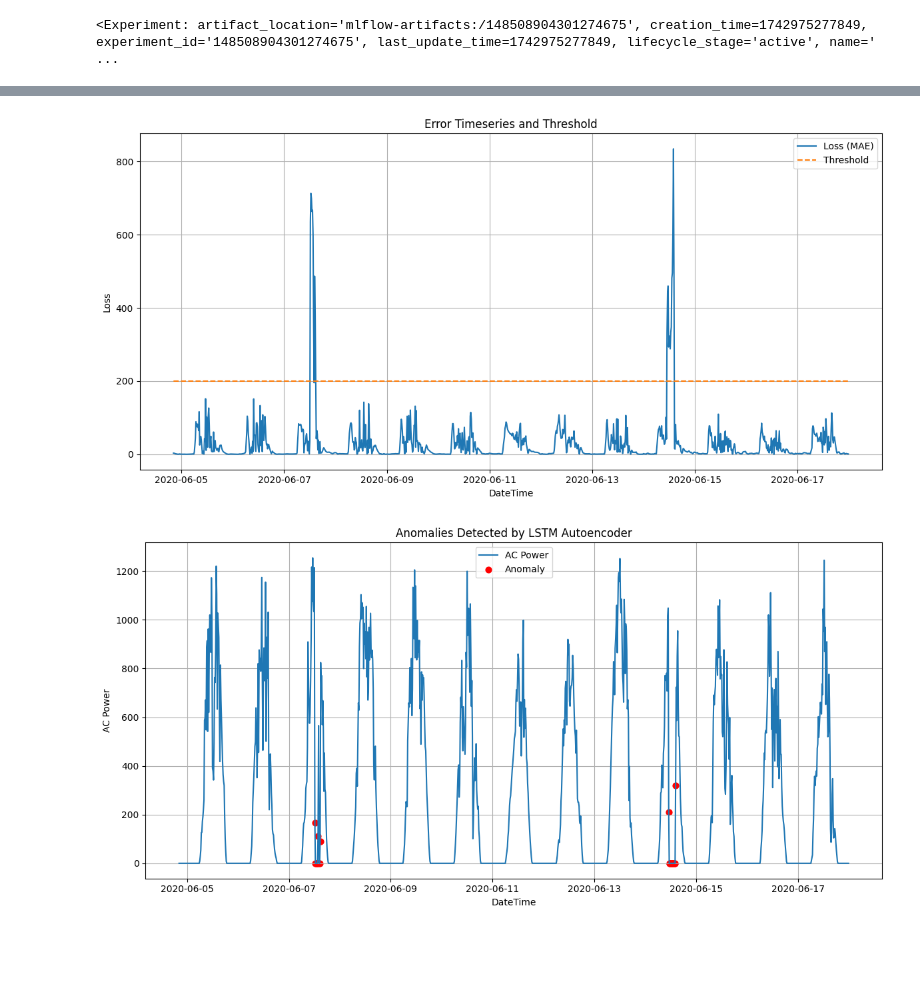
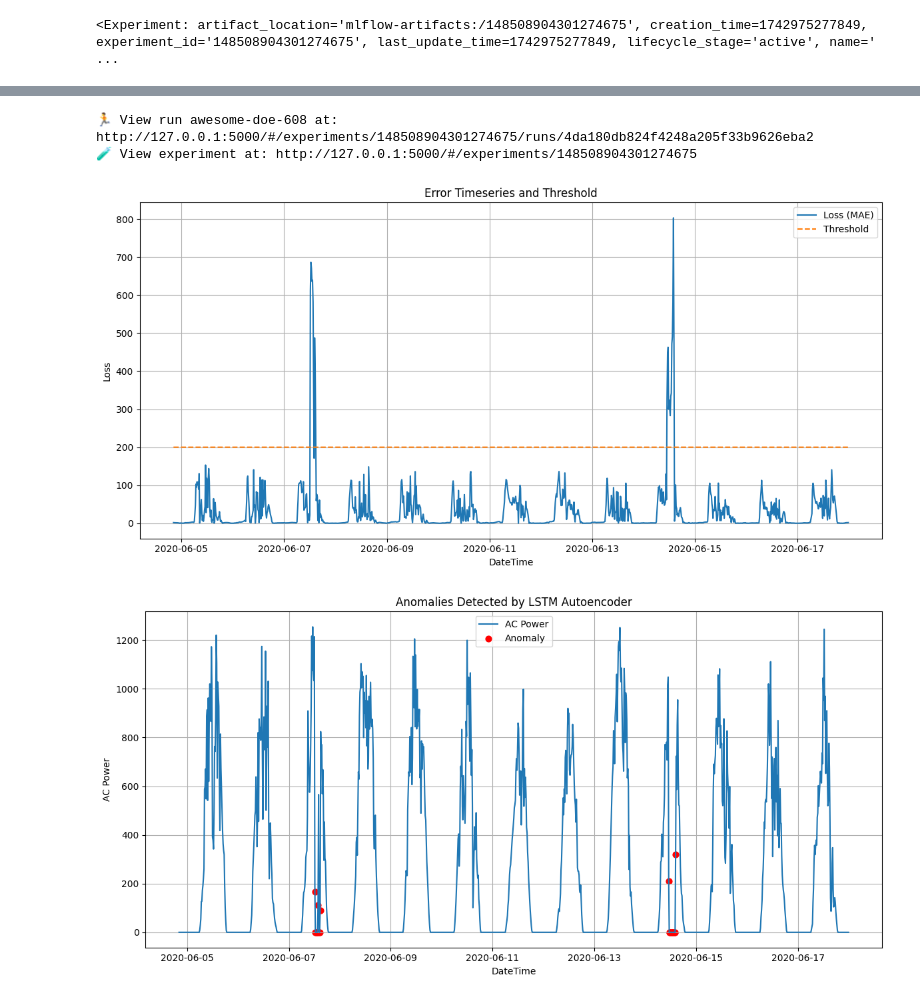
Before and after one commit to grant0808/mlops-mlflow, a Jupyter notebook: main.ipynb, the cells around one changed output, grey strips where cells are left out. Drawn from its saved outputs; the diff is of its cells as text; code cells hidden in the pictures; blank space fills up the shorter version.

```diff
--- a/main.ipynb
+++ b/main.ipynb
@@ -243,7 +242,7 @@ def anomaly_visualization(scores):
     plt.tight_layout()
     plt.savefig("./plot/model_anomaly_plot.png")
 # %%
-with mlflow.start_run():
+with mlflow.start_run(log_system_metrics=True):
     epochs = 10
     batch_size = 10
     learning_rate = 1e-3
@@ -274,6 +273,8 @@ with mlflow.start_run():
     mae_visualization(X_pred)
     anomaly_visualization(X_pred)
 
+    mlflow.log_metric("anomaly cnt", len(X_pred[X_pred['Anomaly'] == 1]))
+
     mlflow.log_artifact("./plot/model_mae_plot.png")
     mlflow.log_artifact("./plot/model_anomaly_plot.png")
 
@@ -290,2 +293,4 @@ Epoch 10/10, Loss: 8.2630
+🏃 View run awesome-doe-608 at: http://127.0.0.1:5000/#/experiments/148508904301274675/runs/4da180db824f4248a205f33b9626eba2
+🧪 View experiment at: http://127.0.0.1:5000/#/experiments/148508904301274675
-[figure, old version]
+[figure, new version]
 [figure]
```
Also changed, not shown: parts of 4 cells of this notebook, 1 other file.
